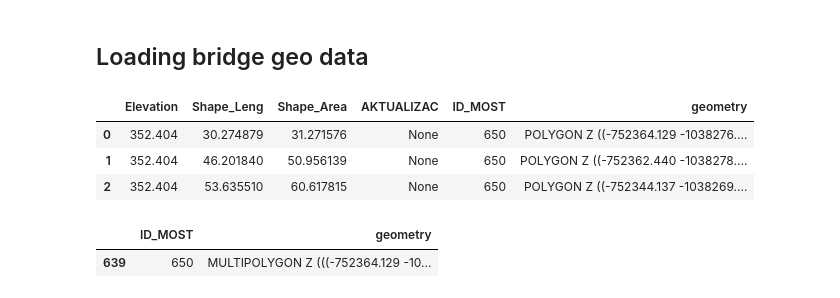
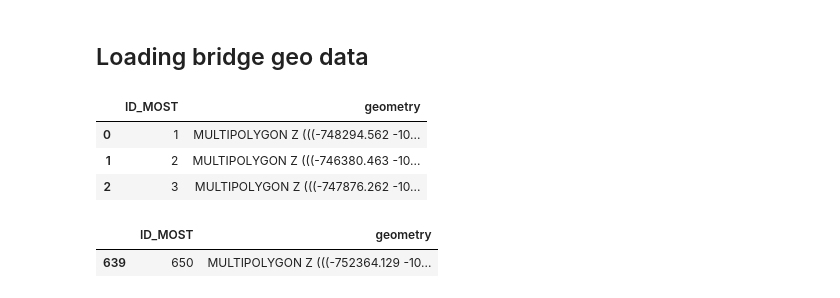
Before and after one commit to AnnaMoudra/Metadata, a Jupyter notebook: mosty/linking.ipynb, the cells around one changed output. Saved outputs shown, nothing was run; the diff lists cells and outputs as text; code cells hidden in the pictures.

```diff
--- a/mosty/linking.ipynb
+++ b/mosty/linking.ipynb
@@ -9,10 +10,10 @@ crs = df_geo.crs;
 # %%
-df_geo.head(3)
+df_geo_mp.head(3)
 # %% [output]
-|  | Elevation | Shape_Leng | Shape_Area | AKTUALIZAC | ID_MOST | geometry |
-| 0 | 352.404 | 30.274879 | 31.271576 | None | 650 | POLYGON Z ((-752364.129 -1038276.... |
-| 1 | 352.404 | 46.201840 | 50.956139 | None | 650 | POLYGON Z ((-752362.440 -1038278.... |
-| 2 | 352.404 | 53.635510 | 60.617815 | None | 650 | POLYGON Z ((-752344.137 -1038269.... |
+|  | ID_MOST | geometry |
+| 0 | 1 | MULTIPOLYGON Z (((-748294.562 -10... |
+| 1 | 2 | MULTIPOLYGON Z (((-746380.463 -10... |
+| 2 | 3 | MULTIPOLYGON Z (((-747876.262 -10... |
 # %%
 df_geo_mp.loc[df_geo_mp.ID_MOST == 650].head()
 # %% [output]
```
Also changed, not shown: parts of 12 cells of this notebook, 1 other file.
